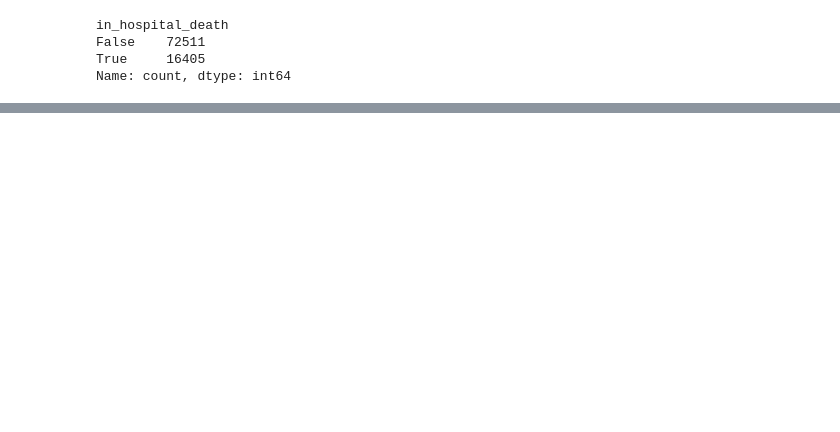
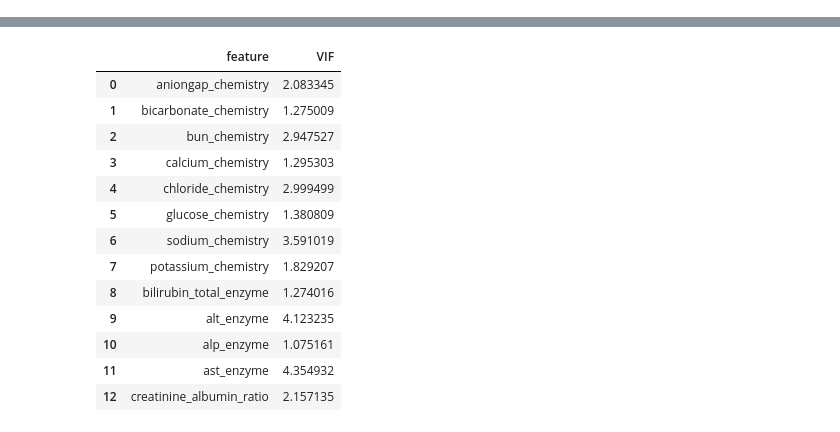
Before and after one commit to NanSang2000/COMP90089_MLAH, a Jupyter notebook: classification.ipynb, the cells around one changed output, grey strips where cells are left out. Cells and saved outputs as stored; diff of their text form; code cells hidden in the pictures; blank space fills up the shorter version.

Commit message:
training

```diff
--- a/classification.ipynb
+++ b/classification.ipynb
@@ -18,50 +28,47 @@ df.head()
 # %%
-# check unique value in subject_id
-df['subject_id'].nunique()
+# # check unique value in subject_id
+# df['subject_id'].nunique()
 
-# check in_hospital_death value
-df['in_hospital_death'].value_counts()
+# # check in_hospital_death value
+# df['in_hospital_death'].value_counts()
+df =df.drop(columns=["charlson_comorbidity_index","lipase_level","actual_age","gender","is_confirmed_ap","amylase_enzyme"])
-# %% [output]
-in_hospital_death
-False    72511
-True     16405
-Name: count, dtype: int64
 # %%
 from sklearn.model_selection import train_test_split
 from sklearn.preprocessing import StandardScaler, LabelEncoder
 from sklearn.ensemble import RandomForestClassifier
 from sklearn.metrics import classification_report, accuracy_score, confusion_matrix
 import numpy as np
+from statsmodels.stats.outliers_influence import variance_inflation_factor
 # each subject_id has multiple rows, we need to aggregate the data
-df_clean_new = df.groupby('subject_id').agg({
-    'lipase_level': 'mean',
-    'crp_level': 'mean',
-    'amylase_level': 'mean',
-    'age': 'first',
-    'gender': 'first',
-    'severity': 'last',
-}).reset_index()
+# df_clean_new = df.groupby('subject_id').agg({
+#     'lipase_level': 'mean',
+#     'crp_level': 'mean',
+#     'amylase_level': 'mean',
+#     'age': 'first',
+#     'gender': 'first',
+#     'severity': 'last',
+# }).reset_index()
 
-print(df_clean_new.head())
+# print(df_clean_new.head())
 
 # Drop unnecessary columns (dates and IDs) for modeling purposes
-df_clean = df.drop(columns=['subject_id', 'hadm_id', 'charttime', 'admittime', 'dischtime',
-                            'charttime_crp', 'charttime_amylase', 'icd_code'])
+# df_clean = df.drop(columns=['subject_id', 'hadm_id', 'charttime', 'admittime', 'dischtime',
+#                             'charttime_crp', 'charttime_amylase', 'icd_code'])
 # df_clean = df_clean_new
 
 
-print(df_clean.head())
+# print(df_clean.head())
 # Encode 'severity' (target variable) as numerical
-label_encoder = LabelEncoder()
-df_clean['severity'] = label_encoder.fit_transform(df_clean['severity'])
+# label_encoder = LabelEncoder()
+# df_clean['severity'] = label_encoder.fit_transform(df_clean['severity'])
 
-# Convert boolean columns to integers (0 and 1)
-bool_columns = df_clean.select_dtypes(include='bool').columns
-df_clean[bool_columns] = df_clean[bool_columns].astype(int)
+# # Convert boolean columns to integers (0 and 1)
+# bool_columns = df_clean.select_dtypes(include='bool').columns
+# df_clean[bool_columns] = df_clean[bool_columns].astype(int)
 
 # Split dataset into features (X) and target (y)
-X = df_clean.drop(columns=['severity'])
-y = df_clean['severity']
+X = df.drop(columns=['severity'])
+y = df['severity']
 
 # Train-test split
 X_train, X_test, y_train, y_test = train_test_split(X, y, test_size=0.2, random_state=42)
@@ -70,4 +77,10 @@ X_train, X_test, y_train, y_test = train_test_split(X, y, test_size=0.2, random_
 scaler = StandardScaler()
 X_train = scaler.fit_transform(X_train)
 X_test = scaler.transform(X_test)
+
+vif_data = pd.DataFrame()
+vif_data["feature"] = X.columns
+vif_data["VIF"] = [variance_inflation_factor(X_train, i) for i in range(X_train.shape[1])]
+
+vif_data
 # %% [output]
@@ -91,3 +87,17 @@ X_test = scaler.transform(X_test)
+|  | feature | VIF |
+| 0 | aniongap_chemistry | 2.083345 |
+| 1 | bicarbonate_chemistry | 1.275009 |
+| 2 | bun_chemistry | 2.947527 |
+| 3 | calcium_chemistry | 1.295303 |
+| 4 | chloride_chemistry | 2.999499 |
+| 5 | glucose_chemistry | 1.380809 |
+| 6 | sodium_chemistry | 3.591019 |
+| 7 | potassium_chemistry | 1.829207 |
+| 8 | bilirubin_total_enzyme | 1.274016 |
+| 9 | alt_enzyme | 4.123235 |
+| 10 | alp_enzyme | 1.075161 |
+| 11 | ast_enzyme | 4.354932 |
+| 12 | creatinine_albumin_ratio | 2.157135 |
 # %%
 
 
```
Also changed, not shown: parts of 13 cells of this notebook, 2 other files.
